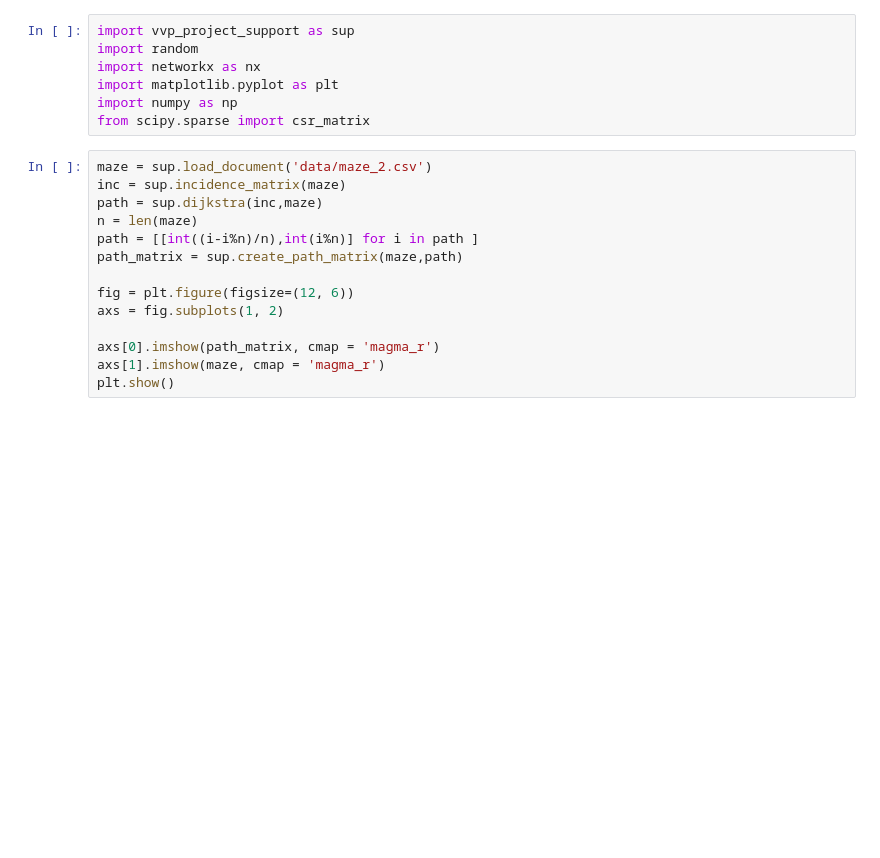
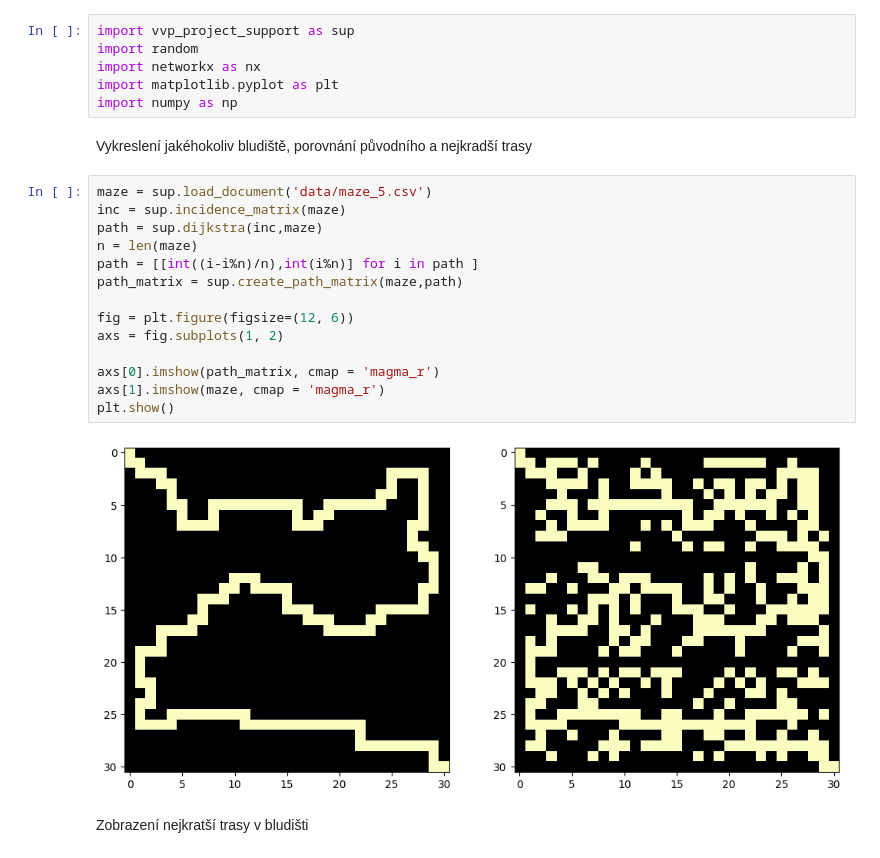
Before and after one commit to KLI0273/VVP_Projekt, a Jupyter notebook: vvp_bludiste-master/Projekt_Bludiste.ipynb, the cells around one changed output. Drawn from its saved outputs; the diff is of its cells as text; blank space fills up the shorter version.

```diff
--- a/vvp_bludiste-master/Projekt_Bludiste.ipynb
+++ b/vvp_bludiste-master/Projekt_Bludiste.ipynb
@@ -4,21 +4,26 @@ import random
 import networkx as nx
 import matplotlib.pyplot as plt
 import numpy as np
-from scipy.sparse import csr_matrix
+# %% [markdown]
+Vykreslení jakéhokoliv bludiště, porovnání původního a nejkradší trasy
 # %%
-maze = sup.load_document('data/maze_2.csv')
+maze = sup.load_document('data/maze_5.csv')
 inc = sup.incidence_matrix(maze)
 path = sup.dijkstra(inc,maze)
 n = len(maze)
 path = [[int((i-i%n)/n),int(i%n)] for i in path ]
 path_matrix = sup.create_path_matrix(maze,path)
 
 fig = plt.figure(figsize=(12, 6))
 axs = fig.subplots(1, 2)
 
 axs[0].imshow(path_matrix, cmap = 'magma_r')
 axs[1].imshow(maze, cmap = 'magma_r')
 plt.show()
+# %% [output]
+[figure, added]
+# %% [markdown]
+Zobrazení nejkratší trasy v bludišti
 # %%
 maze = sup.load_document('data/maze_2.csv')
 inc = sup.incidence_matrix(maze)
```
Also changed, not shown: parts of 6 cells of this notebook, 1 other file.
